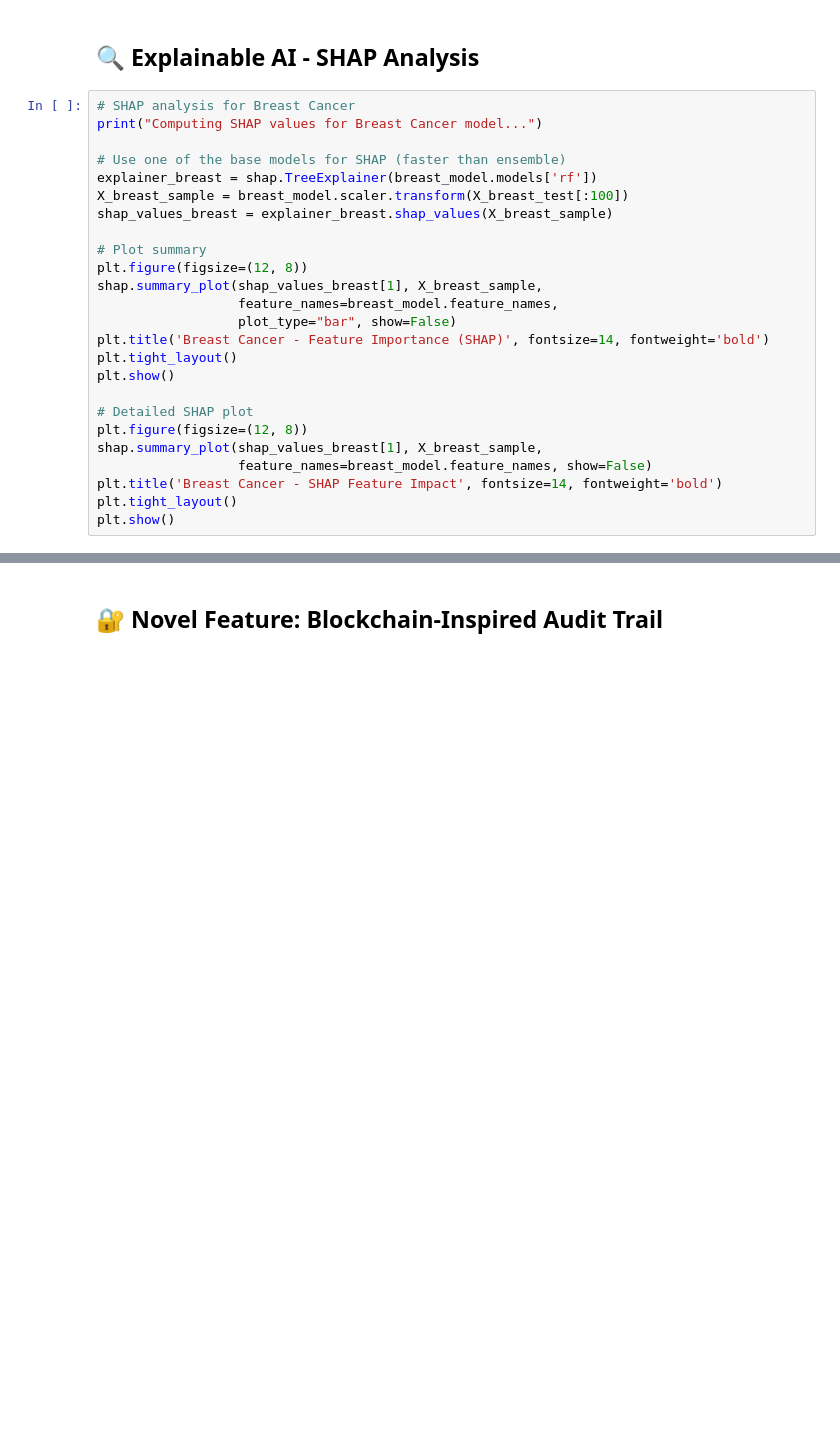
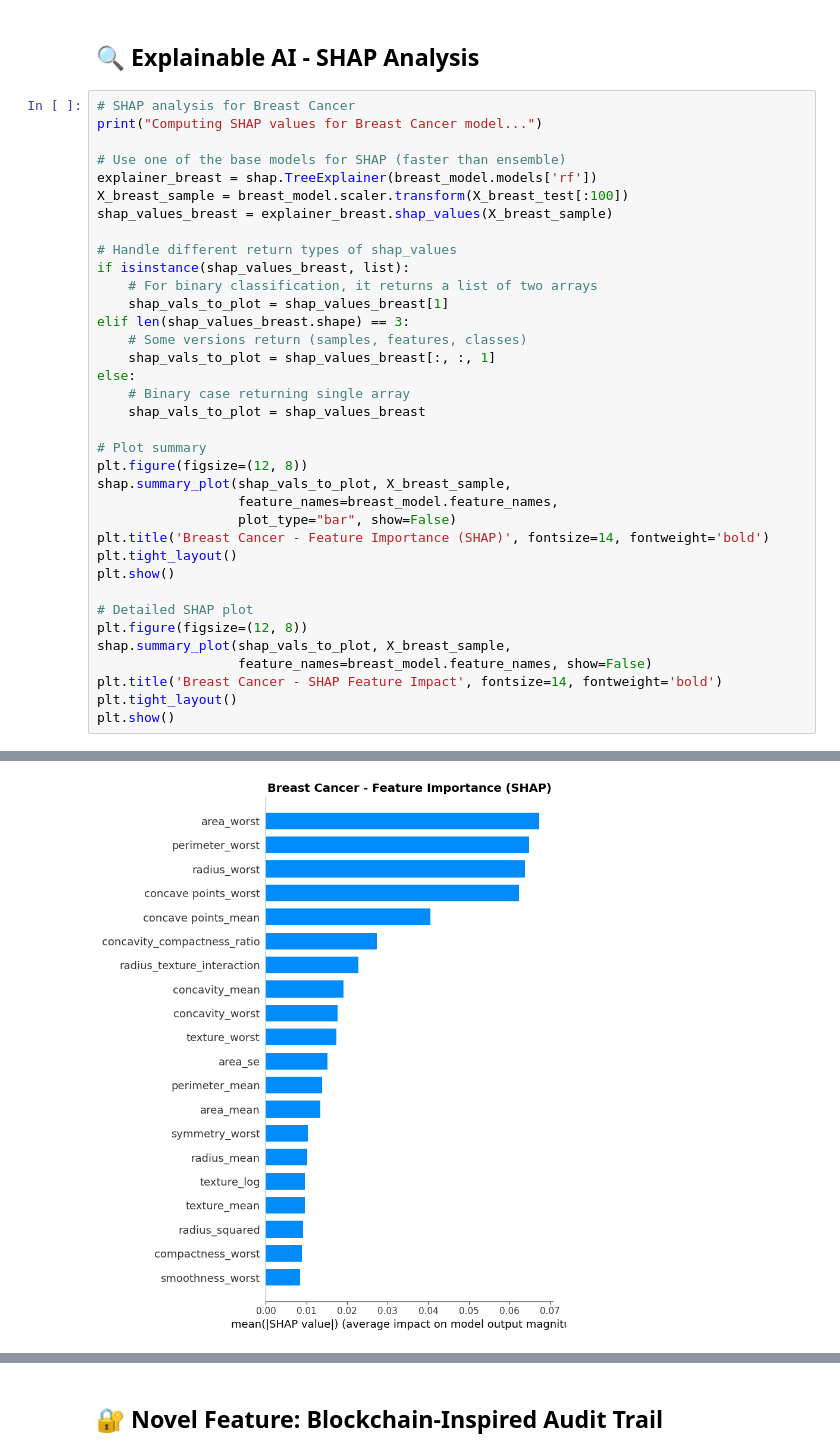
Before and after one commit to Kaustab2003/cancer-prediction, a Jupyter notebook: Multi_Cancer_AI_System.ipynb, the cells around one changed output, grey strips where cells are left out. Saved outputs shown, nothing was run; the diff lists cells and outputs as text; blank space fills up the shorter version.

```diff
--- a/Multi_Cancer_AI_System.ipynb
+++ b/Multi_Cancer_AI_System.ipynb
@@ -514,9 +588,20 @@ explainer_breast = shap.TreeExplainer(breast_model.models['rf'])
 X_breast_sample = breast_model.scaler.transform(X_breast_test[:100])
 shap_values_breast = explainer_breast.shap_values(X_breast_sample)
 
+# Handle different return types of shap_values
+if isinstance(shap_values_breast, list):
+    # For binary classification, it returns a list of two arrays
+    shap_vals_to_plot = shap_values_breast[1]
+elif len(shap_values_breast.shape) == 3:
+    # Some versions return (samples, features, classes)
+    shap_vals_to_plot = shap_values_breast[:, :, 1]
+else:
+    # Binary case returning single array
+    shap_vals_to_plot = shap_values_breast
+
 # Plot summary
 plt.figure(figsize=(12, 8))
-shap.summary_plot(shap_values_breast[1], X_breast_sample,
+shap.summary_plot(shap_vals_to_plot, X_breast_sample,
                   feature_names=breast_model.feature_names,
                   plot_type="bar", show=False)
 plt.title('Breast Cancer - Feature Importance (SHAP)', fontsize=14, fontweight='bold')
@@ -525,8 +610,9 @@ plt.show()
 
 # Detailed SHAP plot
 plt.figure(figsize=(12, 8))
-shap.summary_plot(shap_values_breast[1], X_breast_sample,
+shap.summary_plot(shap_vals_to_plot, X_breast_sample,
                   feature_names=breast_model.feature_names, show=False)
 plt.title('Breast Cancer - SHAP Feature Impact', fontsize=14, fontweight='bold')
 plt.tight_layout()
 plt.show()
+# %% [output]
@@ -532,0 +620 @@ plt.show()
+[figure, added]
```
Also changed, not shown: parts of 14 cells of this notebook, 10 other files.
